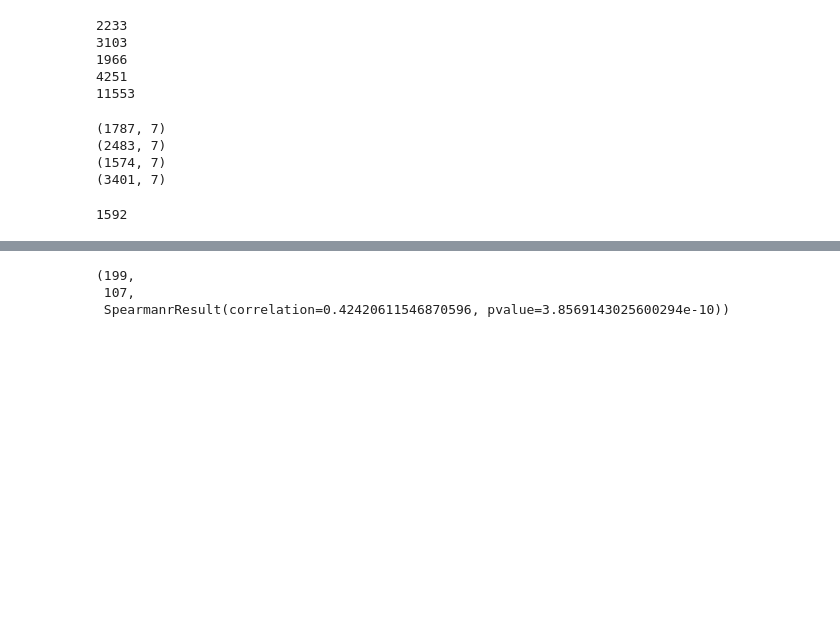
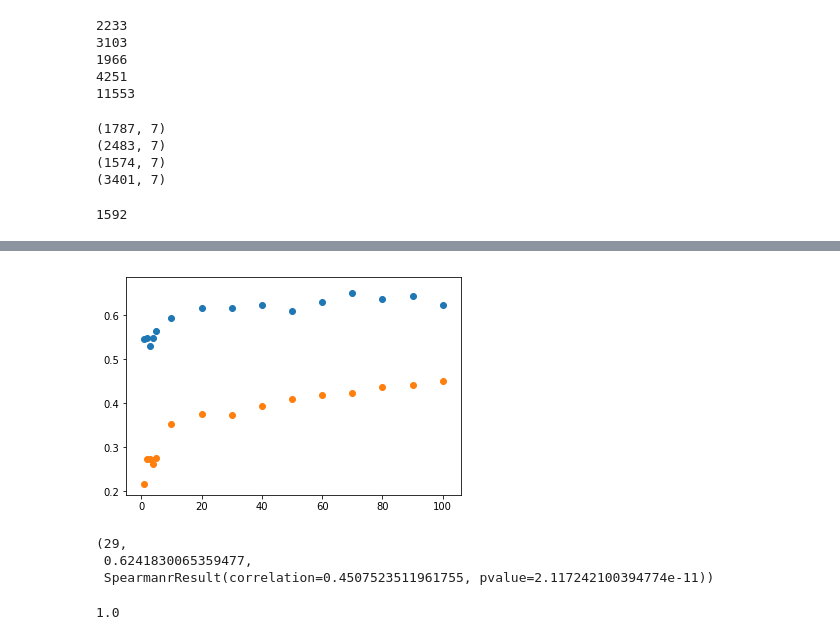
Before and after one commit to kolchinski/humanception-score, a Jupyter notebook: distances/knn_experiment/Nearest_neighbors.ipynb, the cells around one changed output, grey strips where cells are left out. Cells and saved outputs as stored; diff of their text form; code cells hidden in the pictures; blank space fills up the shorter version.

```diff
--- a/distances/knn_experiment/Nearest_neighbors.ipynb
+++ b/distances/knn_experiment/Nearest_neighbors.ipynb
@@ -266,19 +266,28 @@ def knn_eval(train_files, eval_files, k_num):
     return correct_guesses, incorrect_guesses, corr_score
 
 
-def crossval_knn(train_files, val_files, try_range):
+def crossval_knn(train_files, val_files, test_files, try_range):
     rates = []
     corrs = []
     for k in tqdm_notebook(try_range):
         corrects, incorrects, corr = knn_eval(train_files, val_files, k)
         rates.append(corrects/(corrects+incorrects))
         corrs.append(corr)
+
     plt.scatter(try_range, rates)
-    plt.scatter(try_range, corrs)
+    #print(len(try_range), len(corrs))
+    #plt.show()
+    #print(try_range)
+    #print(corrs)
+    plt.scatter(try_range, [corr[0] for corr in corrs])
+    plt.show()
 
     best_index = np.argmax(corrs) + 1 #Using correlations instead of binary judgments for argmax! Can try both...
-    return best_index, rates[best_index], corrs[best_index]
+
+    test_corrects, test_incorrects, test_corr = knn_eval(train_files, test_files, k)
+
+    return best_index, test_corrects/(test_corrects + test_incorrects), test_corr
 
 #crossval_knn(progan_train_files, progan_val_files)
-knn_eval(progan_train_files, progan_val_files, 70)
+crossval_knn(progan_train_files, progan_val_files, progan_val_files, (1,2,3,4,5,10,20,30,40,50,60,70,80,90,100))
 # %% [output]
@@ -285,3 +295,8 @@ knn_eval(progan_train_files, progan_val_files, 70)
+[figure, added]
-(199,
- 107,
- SpearmanrResult(correlation=0.42420611546870596, pvalue=3.8569143025600294e-10))
+(29,
+ 0.6241830065359477,
+ SpearmanrResult(correlation=0.4507523511961755, pvalue=2.117242100394774e-11))
+# %%
+scipy.stats.spearmanr([1,2,3],[2,3,4])[0]
+# %% [output]
+1.0
```
Also changed, not shown: parts of 5 cells of this notebook.
